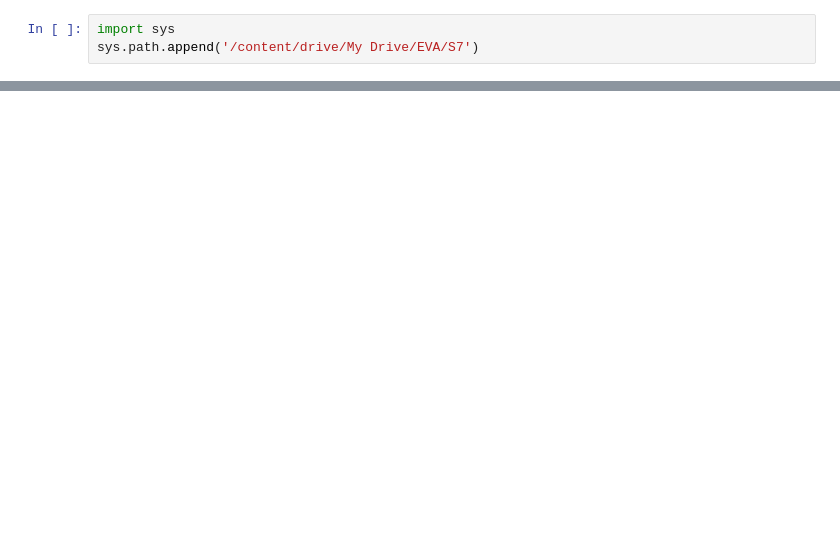
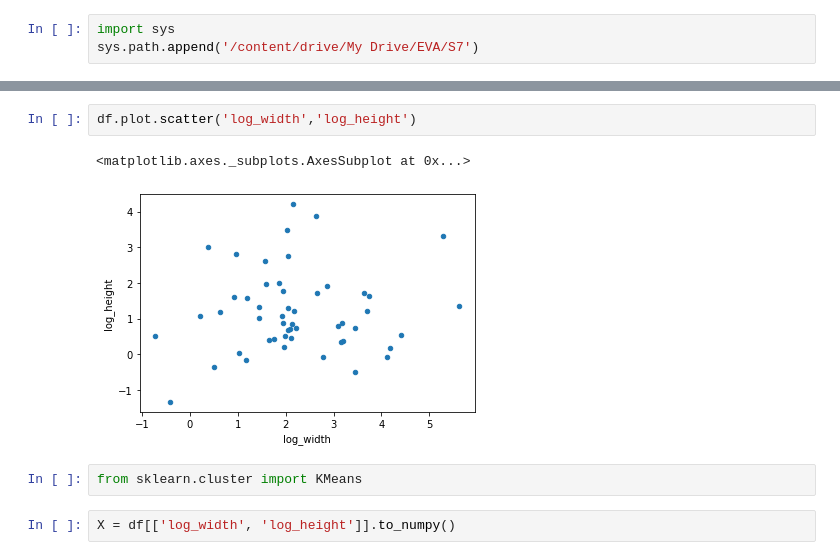
Before and after one commit to subbu521/EVA4, a Jupyter notebook: S12/cluster.ipynb, the cells around one changed output, grey strips where cells are left out. Drawn from its saved outputs; the diff is of its cells as text; blank space fills up the shorter version.

```diff
--- a/S12/cluster.ipynb
+++ b/S12/cluster.ipynb
@@ -37,0 +60,9 @@ train['regions'][0]
+# %%
+df.plot.scatter('log_width','log_height')
+# %% [output]
+<matplotlib.axes._subplots.AxesSubplot at 0x...>
+[figure, added]
+# %%
+from sklearn.cluster import KMeans
+# %%
+X = df[['log_width', 'log_height']].to_numpy()
```
Also changed, not shown: parts of 13 cells of this notebook.
